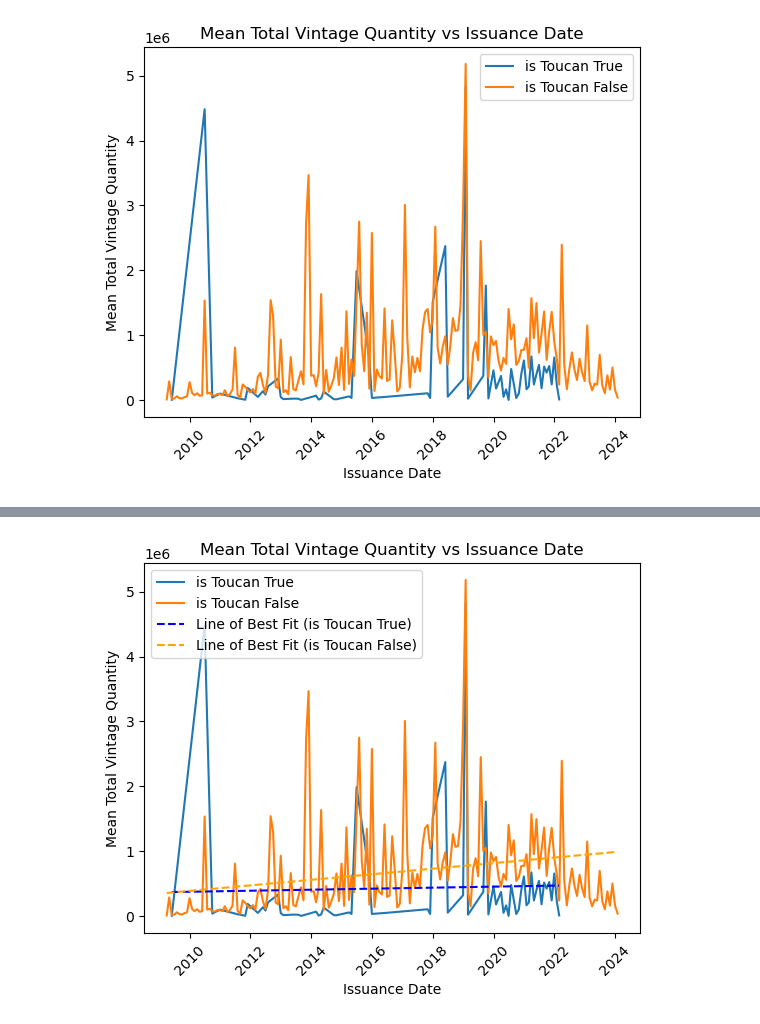
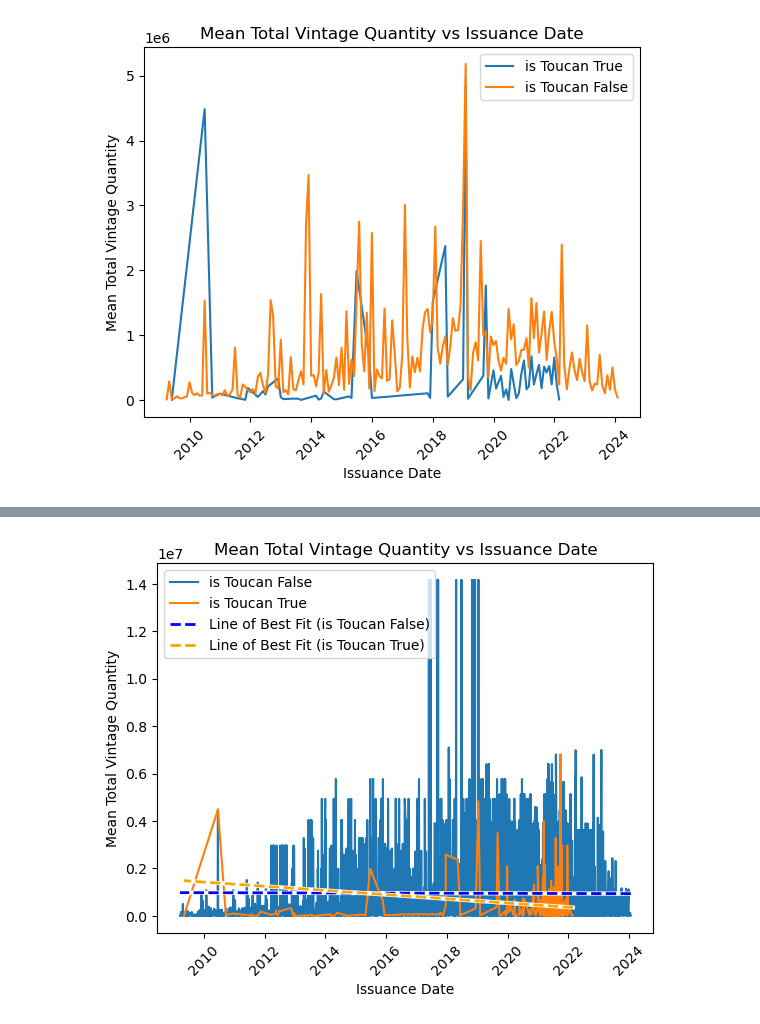
Before and after one commit to dkilleen428/honors_thesis, a Jupyter notebook: Issuance_Date.ipynb, the cells around one changed output, grey strips where cells are left out. Cells and saved outputs as stored; diff of their text form; code cells hidden in the pictures.

Commit message:
adding the main notebooks and getting rid of old data

```diff
--- a/Issuance_Date.ipynb
+++ b/Issuance_Date.ipynb
@@ -25,3 +25,10 @@ verra_df.head()
 | 4 | 2024-02-19 | NaN | 2023-01-01 | 2023-08-31 | 1856 | Bundled Wind Power Project by Sem... | India | ... |
 # %%
 top_25_percentile = top_25_percentile.sort_values(by='Issuance Date')
+# %%
+# Convert 'Issuance Date' to datetime
+verra_df['Issuance Date'] = pd.to_datetime(verra_df['Issuance Date'])
+
+# Group by 'Issuance Date' and 'is Toucan', and calculate the mean 'Total Vintage Quantity'
+aggregated_data = verra_df.groupby(['is Toucan', pd.Grouper(key='Issuance Date', freq='M')])['Total Vintage Quantity'].mean().reset_index()
+aggregated_data
@@ -62,52 +118,52 @@ plt.show()
 # %%
-import matplotlib.pyplot as plt
-import numpy as np
 from sklearn.linear_model import LinearRegression
 
 # Convert 'Issuance Date' to datetime
 verra_df['Issuance Date'] = pd.to_datetime(verra_df['Issuance Date'])
 
 # Group by 'Issuance Date' and 'is Toucan', and calculate the mean 'Total Vintage Quantity'
-aggregated_data = verra_df.groupby(['is Toucan', pd.Grouper(key='Issuance Date', freq='M')])['Total Vintage Quantity'].mean().reset_index()
 
 # Separate DataFrames for True and False 'is Toucan'
-is_toucan_true = aggregated_data[aggregated_data['is Toucan'] == True]
-is_toucan_false = aggregated_data[aggregated_data['is Toucan'] == False]
+is_toucan_true = verra_df[verra_df['is Toucan'] == True]
+is_toucan_false = verra_df[verra_df['is Toucan'] == False]
 
 # Linear regression for True 'is Toucan'
 true_x = is_toucan_true['Issuance Date'].values.astype('datetime64[ns]').astype(np.int64).reshape(-1, 1)
 true_y = is_toucan_true['Total Vintage Quantity'].values.reshape(-1, 1)
 true_model = LinearRegression().fit(true_x, true_y)
 true_y_pred = true_model.predict(true_x)
 
 # Linear regression for False 'is Toucan'
 false_x = is_toucan_false['Issuance Date'].values.astype('datetime64[ns]').astype(np.int64).reshape(-1, 1)
 false_y = is_toucan_false['Total Vintage Quantity'].values.reshape(-1, 1)
 false_model = LinearRegression().fit(false_x, false_y)
 false_y_pred = false_model.predict(false_x)
 
+# Plot 'Issuance Date' against 'Total Vintage Quantity' for False 'is Toucan'
+plt.plot(is_toucan_false['Issuance Date'], is_toucan_false['Total Vintage Quantity'], label='is Toucan False')
+
 # Plot 'Issuance Date' against 'Total Vintage Quantity' for True 'is Toucan'
 plt.plot(is_toucan_true['Issuance Date'], is_toucan_true['Total Vintage Quantity'], label='is Toucan True')
 
-# Plot 'Issuance Date' against 'Total Vintage Quantity' for False 'is Toucan'
-plt.plot(is_toucan_false['Issuance Date'], is_toucan_false['Total Vintage Quantity'], label='is Toucan False')
+# Plot lines of best fit with white outline
+plt.plot(is_toucan_false['Issuance Date'], false_y_pred, color='white', linestyle='-', linewidth=3)
+plt.plot(is_toucan_false['Issuance Date'], false_y_pred, color='blue', linestyle='--', linewidth=2, label='Line of Best Fit (is Toucan False)')
 
-# Plot lines of best fit
-plt.plot(is_toucan_true['Issuance Date'], true_y_pred, color='blue', linestyle='--', label='Line of Best Fit (is Toucan True)')
-plt.plot(is_toucan_false['Issuance Date'], false_y_pred, color='orange', linestyle='--', label='Line of Best Fit (is Toucan False)')
+plt.plot(is_toucan_true['Issuance Date'], true_y_pred, color='white', linestyle='-', linewidth=3)
+plt.plot(is_toucan_true['Issuance Date'], true_y_pred, color='orange', linestyle='--', linewidth=2, label='Line of Best Fit (is Toucan True)')
 
 # Set labels and title
 plt.xlabel('Issuance Date')
 plt.ylabel('Mean Total Vintage Quantity')
 plt.title('Mean Total Vintage Quantity vs Issuance Date')
 
 # Rotate x-axis labels for better readability
 plt.xticks(rotation=45)
 
 # Add legend
 plt.legend()
 
 # Show plot
 plt.show()
 # %% [output]
-[figure, old version]
+[figure, new version]
```
Also changed, not shown: parts of 2 cells of this notebook, 17 other files.
